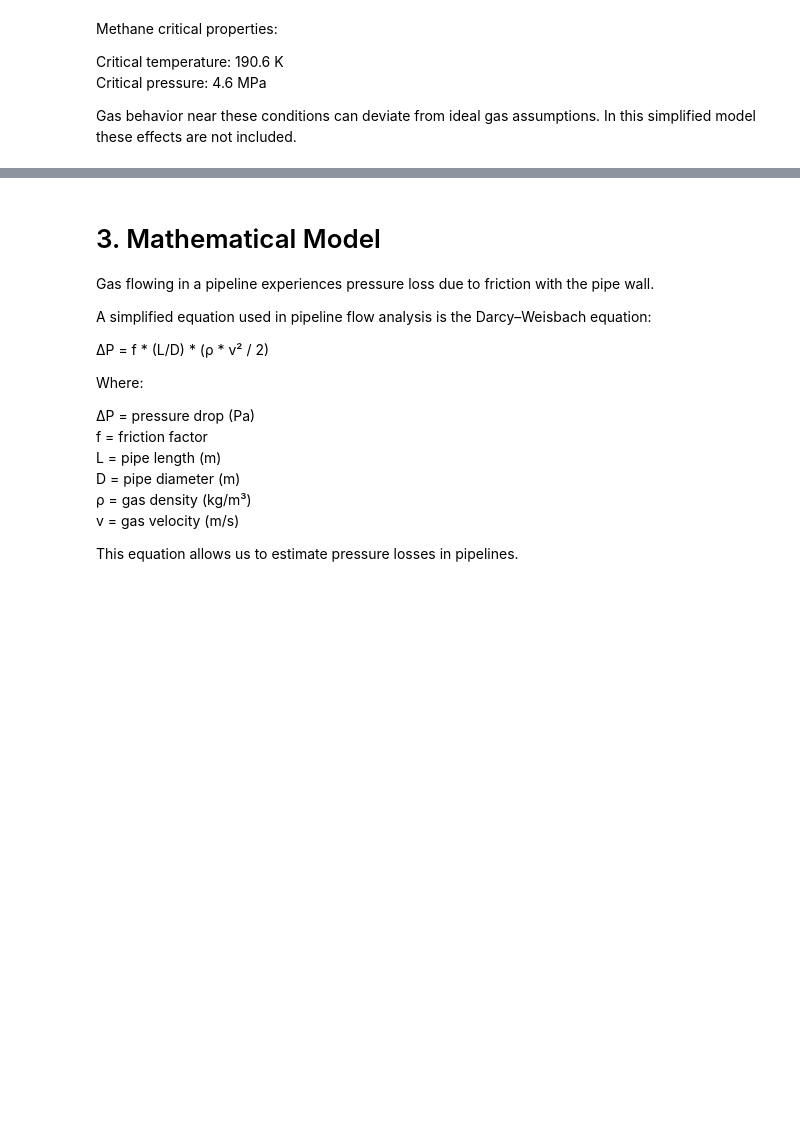
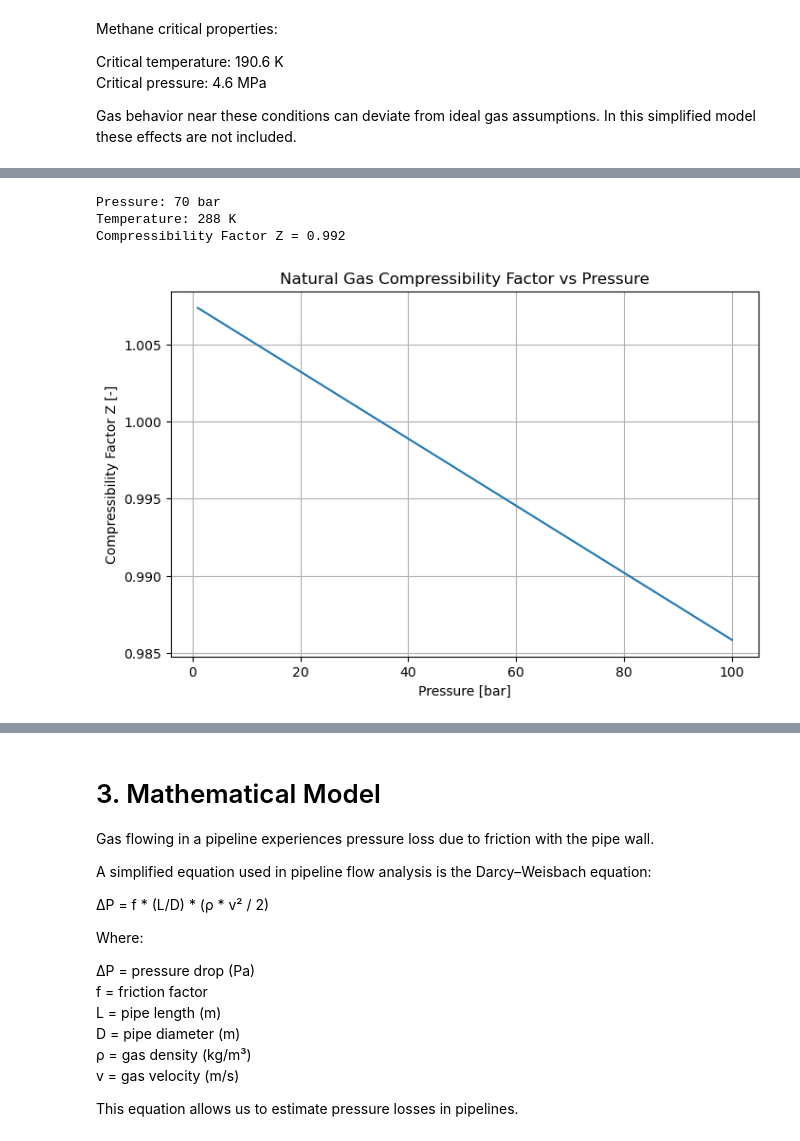
Before and after one commit to PursyM/gas-pipeline-flow-simulation, a Jupyter notebook: pipeline_simulation.ipynb, the cells around one changed output, grey strips where cells are left out. Saved outputs shown, nothing was run; the diff lists cells and outputs as text; code cells hidden in the pictures; blank space fills up the shorter version.

```diff
--- a/pipeline_simulation.ipynb
+++ b/pipeline_simulation.ipynb
@@ -68,0 +146,41 @@ are not included.
+# %%
+# Pipeline operating conditions
+
+pressure_bar = 70        # Pressure [bar]
+temperature_K = 288      # Temperature [K] (≈15 °C)
+
+# Typical pseudo-critical properties for natural gas mixture
+Pc_bar = 46              # Pseudo-critical pressure [bar]
+Tc_K = 190               # Pseudo-critical temperature [K]
+
+z = calculate_z_factor(pressure_bar, temperature_K, Pc_bar, Tc_K)
+
+print("Pressure:", pressure_bar, "bar")
+print("Temperature:", temperature_K, "K")
+print("Compressibility Factor Z =", round(z,3))
+# %% [output]
+Pressure: 70 bar
+Temperature: 288 K
+Compressibility Factor Z = 0.992
+# %%
+import matplotlib.pyplot as plt
+
+pressures_bar = np.linspace(1, 100, 50)  # Pressure range [bar]
+
+z_values = [
+    calculate_z_factor(p, 288, 46, 190)
+    for p in pressures_bar
+]
+
+plt.figure(figsize=(8,5))
+
+plt.plot(pressures_bar, z_values)
+
+plt.xlabel("Pressure [bar]")
+plt.ylabel("Compressibility Factor Z [-]")
+plt.title("Natural Gas Compressibility Factor vs Pressure")
+plt.grid()
+
+plt.show()
+# %% [output]
+[figure, added]
```
Also changed, not shown: parts of 15 cells of this notebook.
